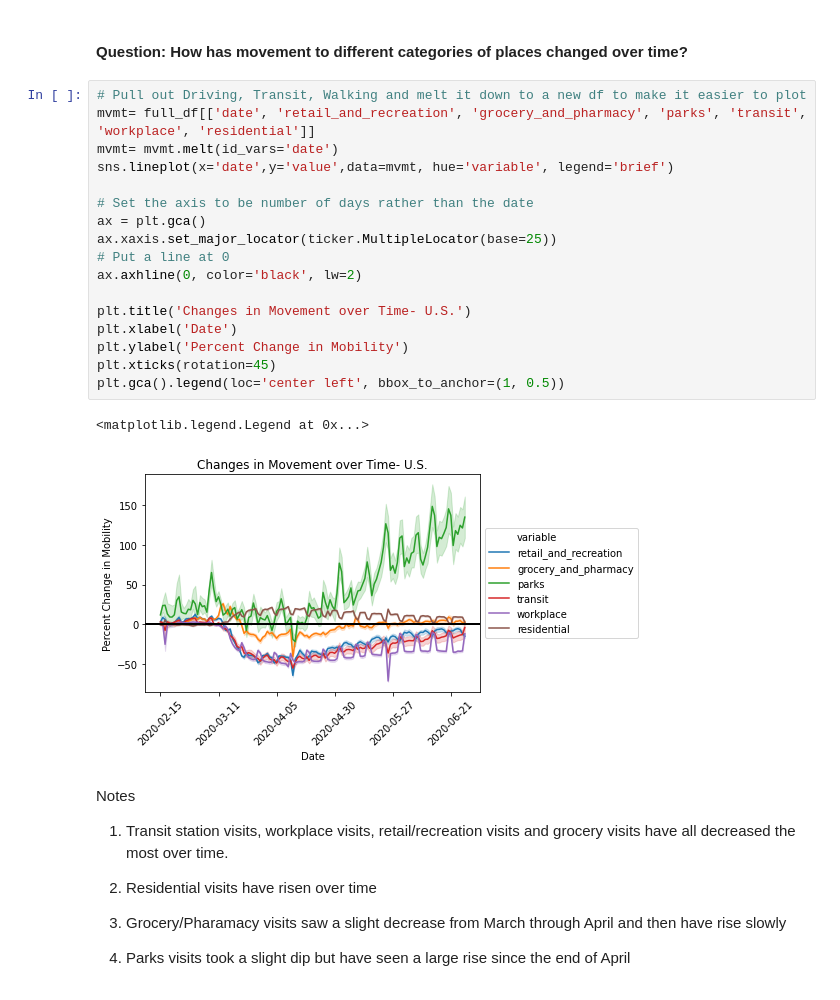
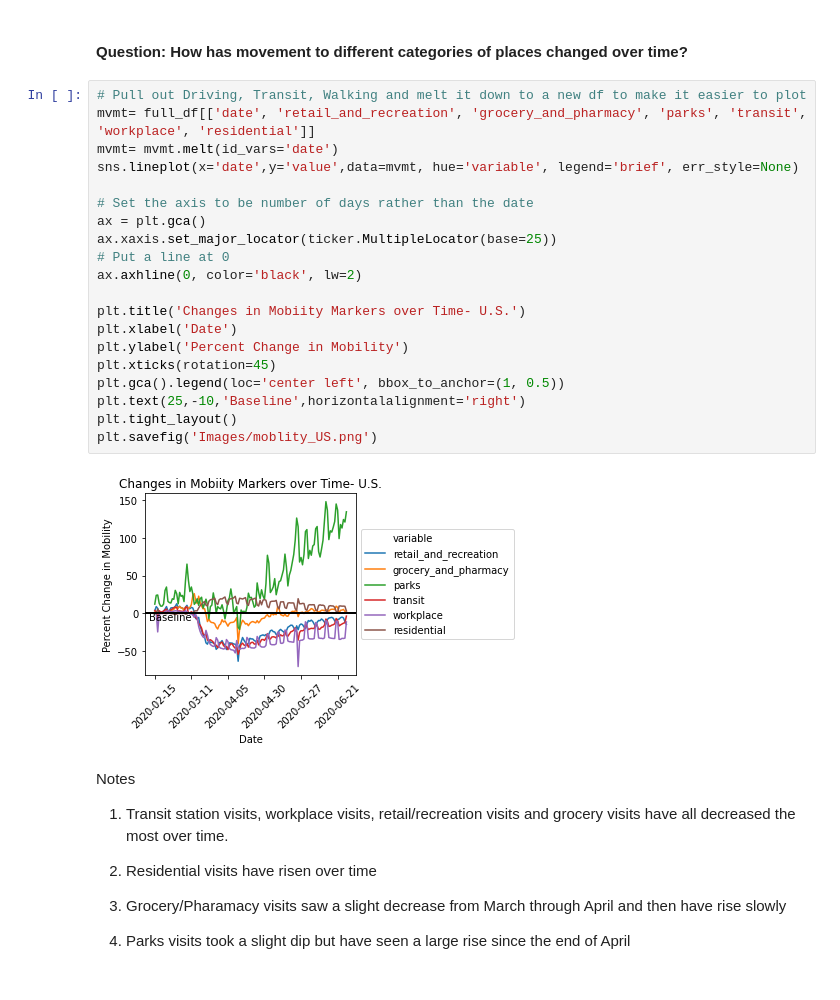
Before and after one commit to jeremysilva1098/mobility_covid, a Jupyter notebook: COVID-19 and Mobility EDA.ipynb, the cells around one changed output. Cells and saved outputs as stored; diff of their text form.

```diff
--- a/COVID-19 and Mobility EDA.ipynb
+++ b/COVID-19 and Mobility EDA.ipynb
@@ -243,23 +244,25 @@ Notes
 # %%
 # Pull out Driving, Transit, Walking and melt it down to a new df to make it easier to plot
 mvmt= full_df[['date', 'retail_and_recreation', 'grocery_and_pharmacy', 'parks', 'transit', 'workplace', 'residential']]
 mvmt= mvmt.melt(id_vars='date')
-sns.lineplot(x='date',y='value',data=mvmt, hue='variable', legend='brief')
+sns.lineplot(x='date',y='value',data=mvmt, hue='variable', legend='brief', err_style=None)
 
 # Set the axis to be number of days rather than the date
 ax = plt.gca()
 ax.xaxis.set_major_locator(ticker.MultipleLocator(base=25))
 # Put a line at 0
 ax.axhline(0, color='black', lw=2)
 
-plt.title('Changes in Movement over Time- U.S.')
+plt.title('Changes in Mobiity Markers over Time- U.S.')
 plt.xlabel('Date')
 plt.ylabel('Percent Change in Mobility')
 plt.xticks(rotation=45)
 plt.gca().legend(loc='center left', bbox_to_anchor=(1, 0.5))
+plt.text(25,-10,'Baseline',horizontalalignment='right')
+plt.tight_layout()
+plt.savefig('Images/moblity_US.png')
 # %% [output]
-<matplotlib.legend.Legend at 0x...>
-[figure, old version]
+[figure, new version]
 # %% [markdown]
 Notes
 
```
Also changed, not shown: parts of 4 cells of this notebook.
